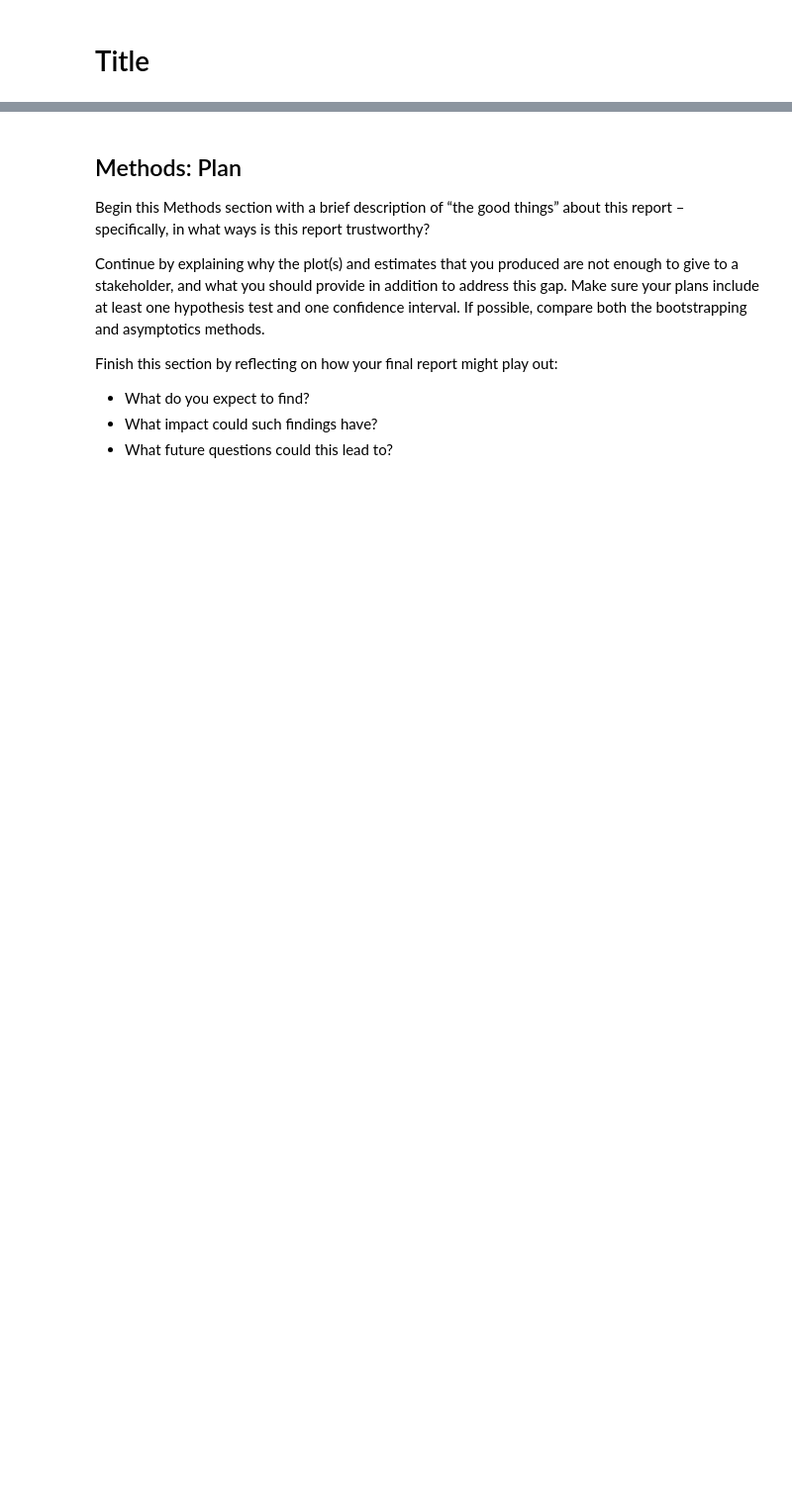
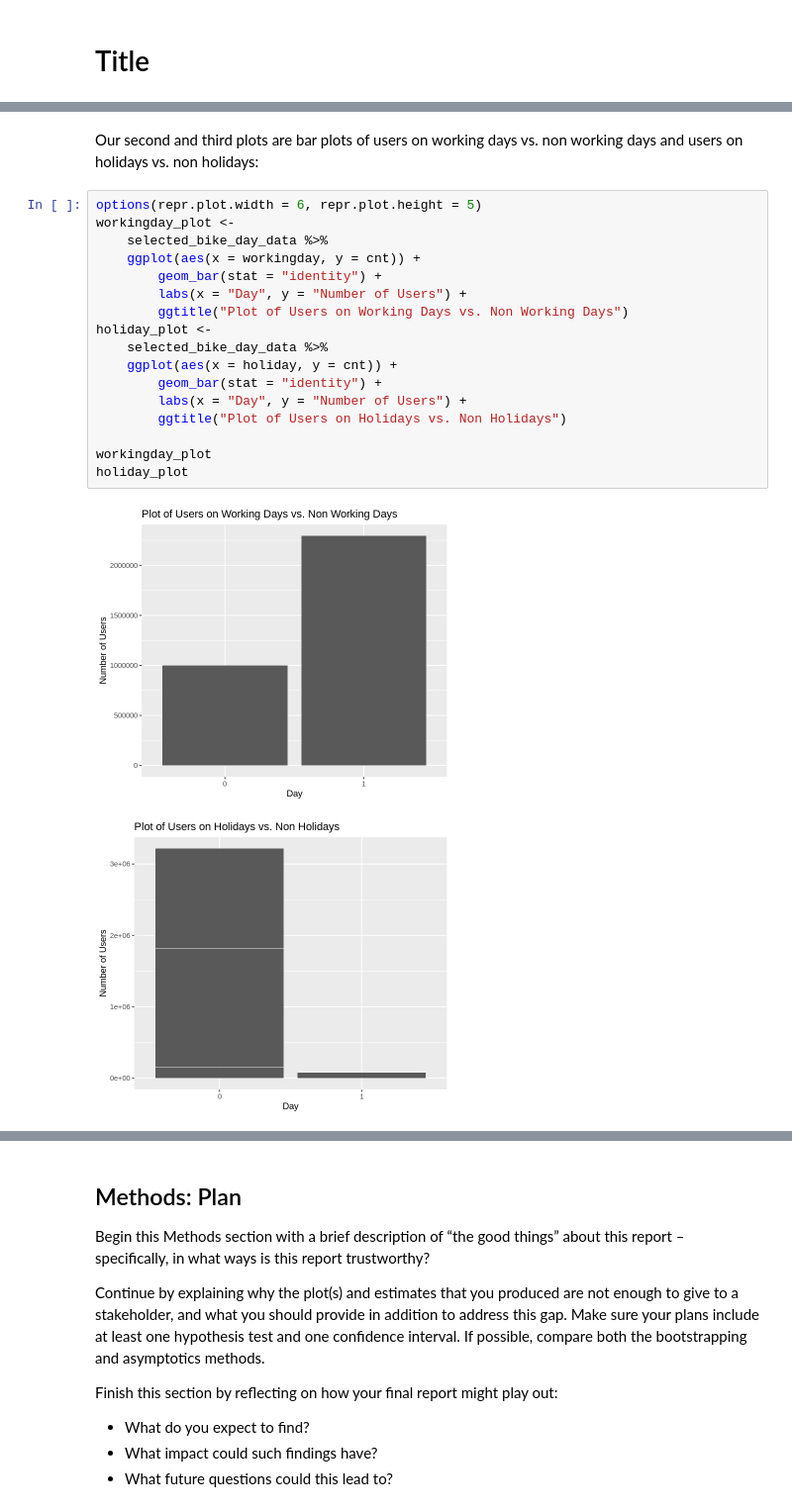
Before and after one commit to megannma/stat-201-2023s2-group-10, a Jupyter notebook: project_proposal.ipynb, the cells around one changed output, grey strips where cells are left out. Shown at 99% size. Cells and saved outputs as stored; diff of their text form; blank space fills up the shorter version.

```diff
--- a/project_proposal.ipynb
+++ b/project_proposal.ipynb
@@ -17,0 +81,22 @@ Also, be sure to frame your question/objectives in terms of what is already know
+# %% [markdown]
+Our second and third plots are bar plots of users on working days vs. non working days and users on holidays vs. non holidays:
+# %%
+options(repr.plot.width = 6, repr.plot.height = 5)
+workingday_plot <-
+    selected_bike_day_data %>%
+    ggplot(aes(x = workingday, y = cnt)) +
+        geom_bar(stat = "identity") +
+        labs(x = "Day", y = "Number of Users") +
+        ggtitle("Plot of Users on Working Days vs. Non Working Days")
+holiday_plot <-
+    selected_bike_day_data %>%
+    ggplot(aes(x = holiday, y = cnt)) +
+        geom_bar(stat = "identity") +
+        labs(x = "Day", y = "Number of Users") +
+        ggtitle("Plot of Users on Holidays vs. Non Holidays")
+
+workingday_plot
+holiday_plot
+# %% [output]
+[figure, added]
+[figure, added]
```
Also changed, not shown: parts of 13 cells of this notebook.
